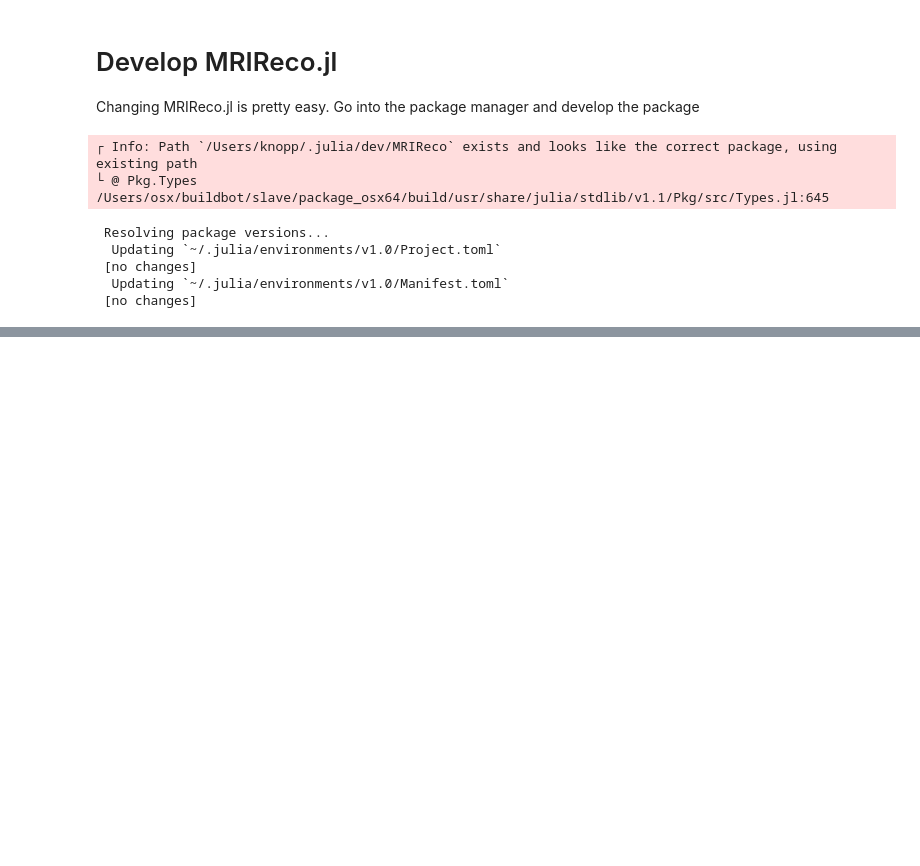
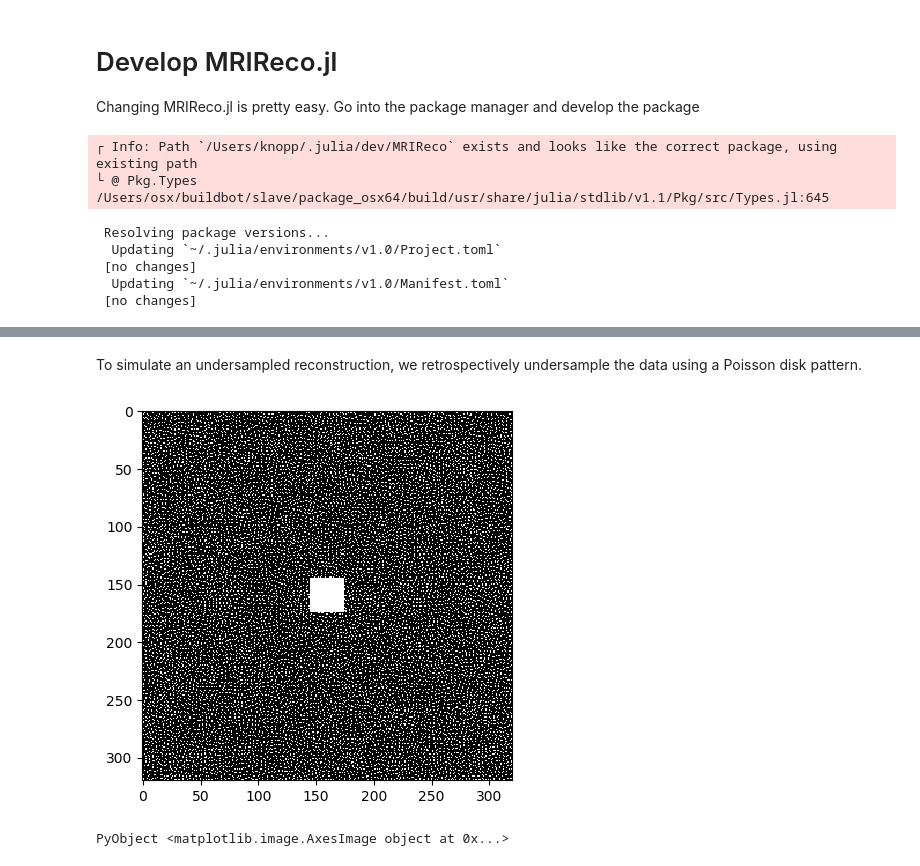
Before and after one commit to MagneticResonanceImaging/MRIRecoTutorial, a Jupyter notebook: MRIReco.ipynb, the cells around one changed output, grey strips where cells are left out. Drawn from its saved outputs; the diff is of its cells as text; code cells hidden in the pictures; blank space fills up the shorter version.

```diff
--- a/MRIReco.ipynb
+++ b/MRIReco.ipynb
@@ -382,0 +446,14 @@ can be circumvented by using the `Revise.jl` package (loo at the Github page)
+# %% [markdown]
+To simulate an undersampled reconstruction, we retrospectively undersample the data using a Poisson disk pattern.
+# %%
+# sampling
+redFac= 6.0
+acqDataSub = sample_kspace(acqData,redFac,"poisson",calsize=30,profiles=false);
+
+# show sampling pattern
+msk = zeros(acqDataSub.encodingSize[1],acqDataSub.encodingSize[2])
+msk[acqDataSub.subsampleIndices[1]] .= 1
+imshow(msk,cmap="gray")
+# %% [output]
+[figure, added]
+PyObject <matplotlib.image.AxesImage object at 0x...>
```
Also changed, not shown: parts of 19 cells of this notebook, 1 other file.
